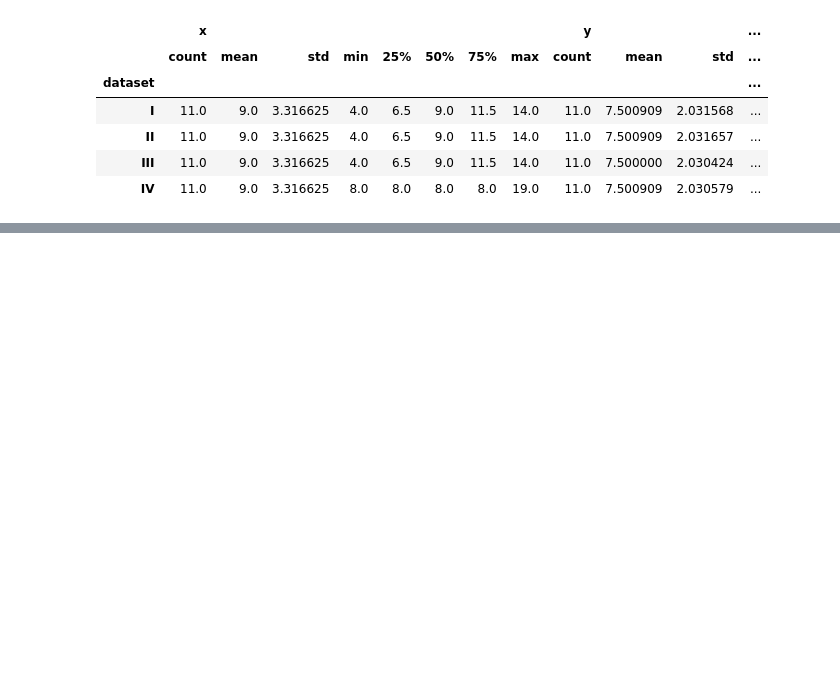
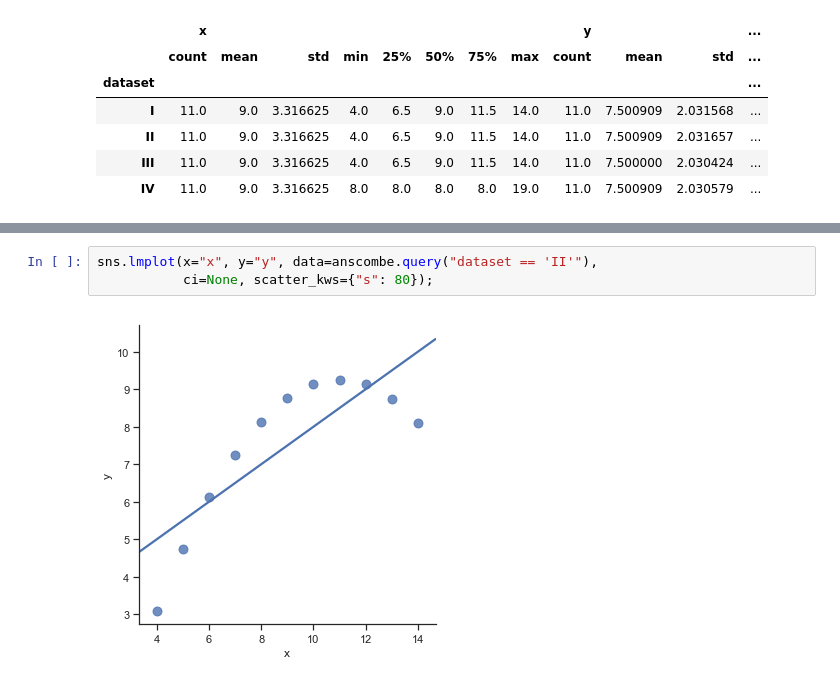
Before and after one commit to ClaireDrummond/Fundamentals-of-DA---Assignments-2018, a Jupyter notebook: Fundamentals of Data Analytics.ipynb, the cells around one changed output, grey strips where cells are left out. Cells and saved outputs as stored; diff of their text form; blank space fills up the shorter version.

```diff
--- a/Fundamentals of Data Analytics.ipynb
+++ b/Fundamentals of Data Analytics.ipynb
@@ -82,0 +153,5 @@ sns.lmplot(x="x", y="y", col="dataset", hue="dataset", data=df,
+# %%
+sns.lmplot(x="x", y="y", data=anscombe.query("dataset == 'II'"),
+           ci=None, scatter_kws={"s": 80});
+# %% [output]
+[figure, added]
```
Also changed, not shown: parts of 9 cells of this notebook.
